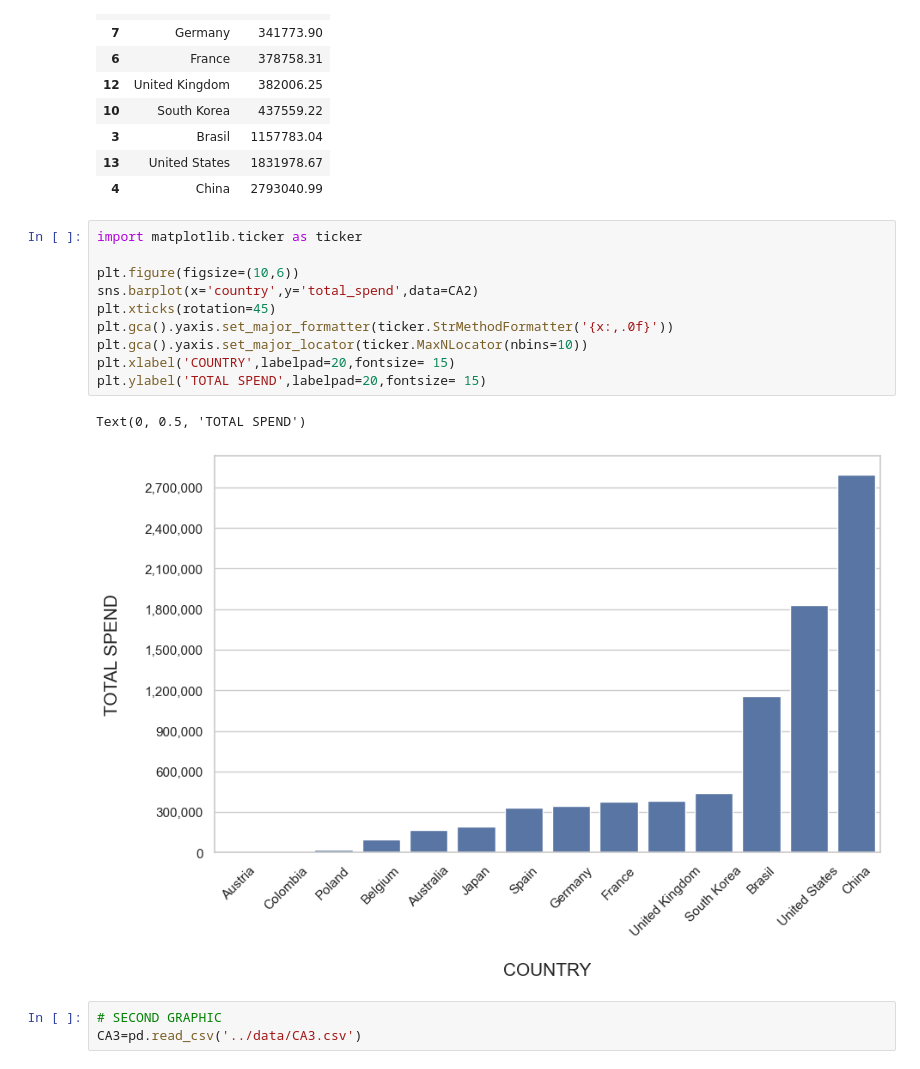
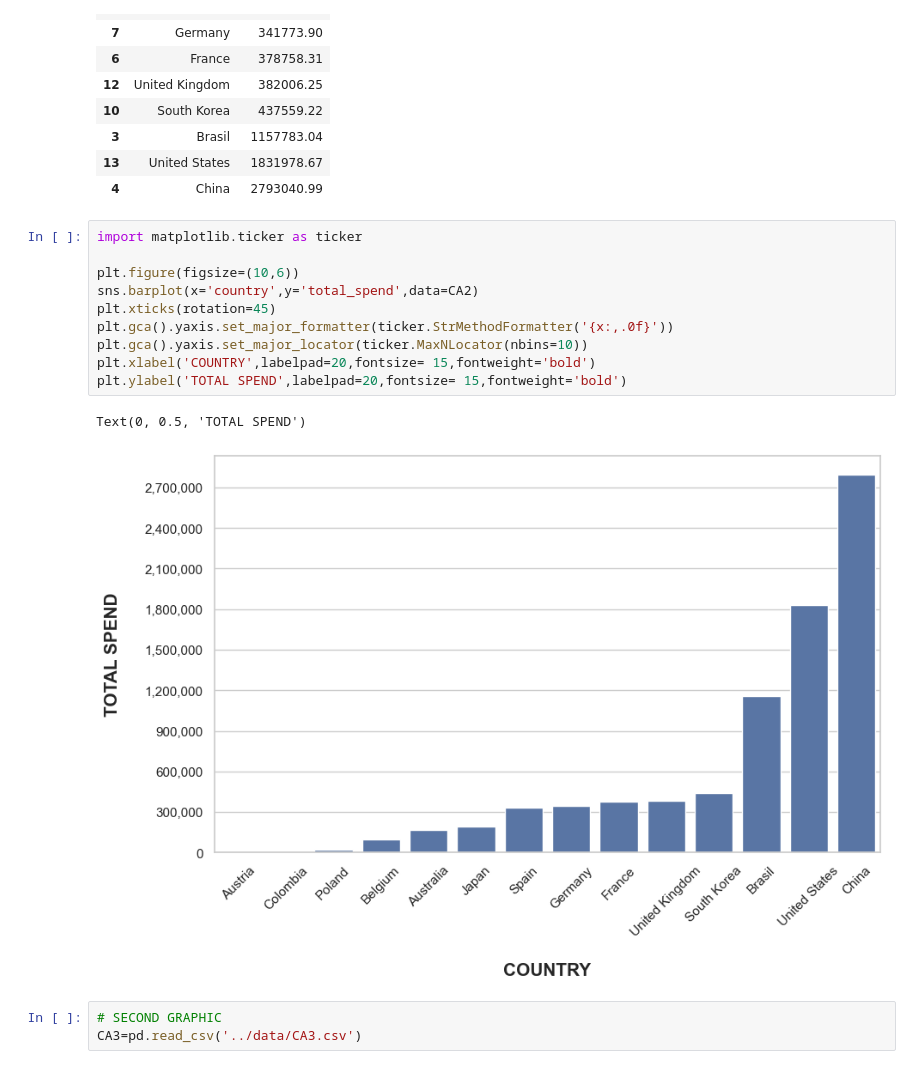
Before and after one commit to Marjeanru/Ecommerce-Sales-Analysis, a Jupyter notebook: notebooks/Customer Analysis.ipynb, the cells around one changed output. Drawn from its saved outputs; the diff is of its cells as text.

```diff
--- a/notebooks/Customer Analysis.ipynb
+++ b/notebooks/Customer Analysis.ipynb
@@ -58,16 +58,16 @@ CA2
 # %%
 import matplotlib.ticker as ticker
 
 plt.figure(figsize=(10,6))
 sns.barplot(x='country',y='total_spend',data=CA2)
 plt.xticks(rotation=45)
 plt.gca().yaxis.set_major_formatter(ticker.StrMethodFormatter('{x:,.0f}'))
 plt.gca().yaxis.set_major_locator(ticker.MaxNLocator(nbins=10))
-plt.xlabel('COUNTRY',labelpad=20,fontsize= 15)
-plt.ylabel('TOTAL SPEND',labelpad=20,fontsize= 15)
+plt.xlabel('COUNTRY',labelpad=20,fontsize= 15,fontweight='bold')
+plt.ylabel('TOTAL SPEND',labelpad=20,fontsize= 15,fontweight='bold')
 # %% [output]
 Text(0, 0.5, 'TOTAL SPEND')
-[figure, old version]
+[figure, new version]
 # %%
 # SECOND GRAPHIC
 CA3=pd.read_csv('../data/CA3.csv')
```
Also changed, not shown: parts of 2 cells of this notebook, 1 other file.
